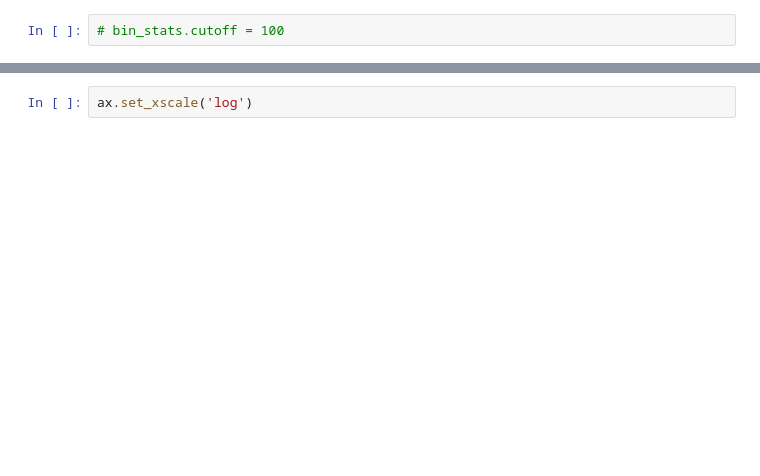
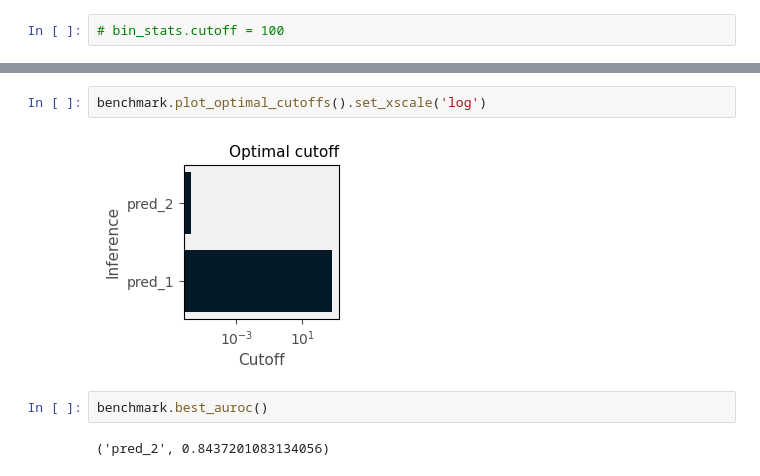
Before and after one commit to freyrelab/netective, a Jupyter notebook: src/netective/stats/foo.ipynb, the cells around one changed output, grey strips where cells are left out. Drawn from its saved outputs; the diff is of its cells as text; blank space fills up the shorter version.

```diff
--- a/src/netective/stats/foo.ipynb
+++ b/src/netective/stats/foo.ipynb
@@ -65,2 +103,8 @@ bin_stats.optimal_cutoff_plot().set_xscale('log')
 # %%
-ax.set_xscale('log')
+benchmark.plot_optimal_cutoffs().set_xscale('log')
+# %% [output]
+[figure, added]
+# %%
+benchmark.best_auroc()
+# %% [output]
+('pred_2', 0.8437201083134056)
```
Also changed, not shown: parts of 24 cells of this notebook, 4 other files.
